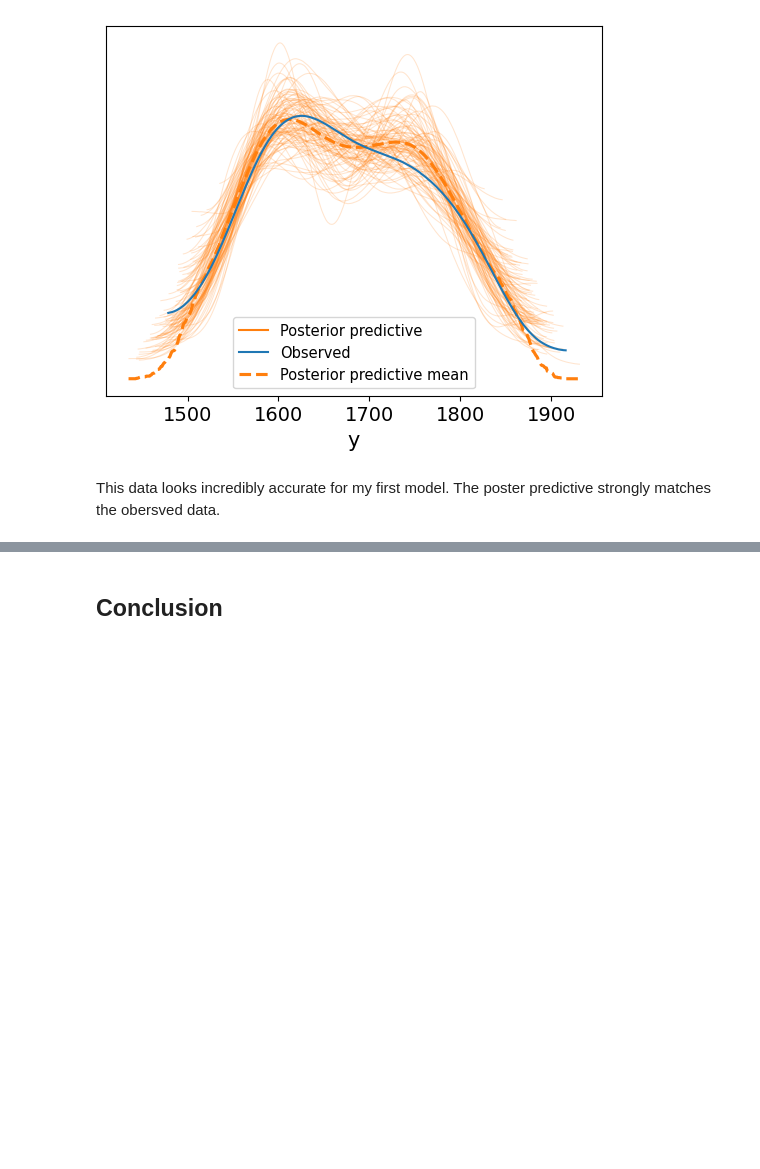
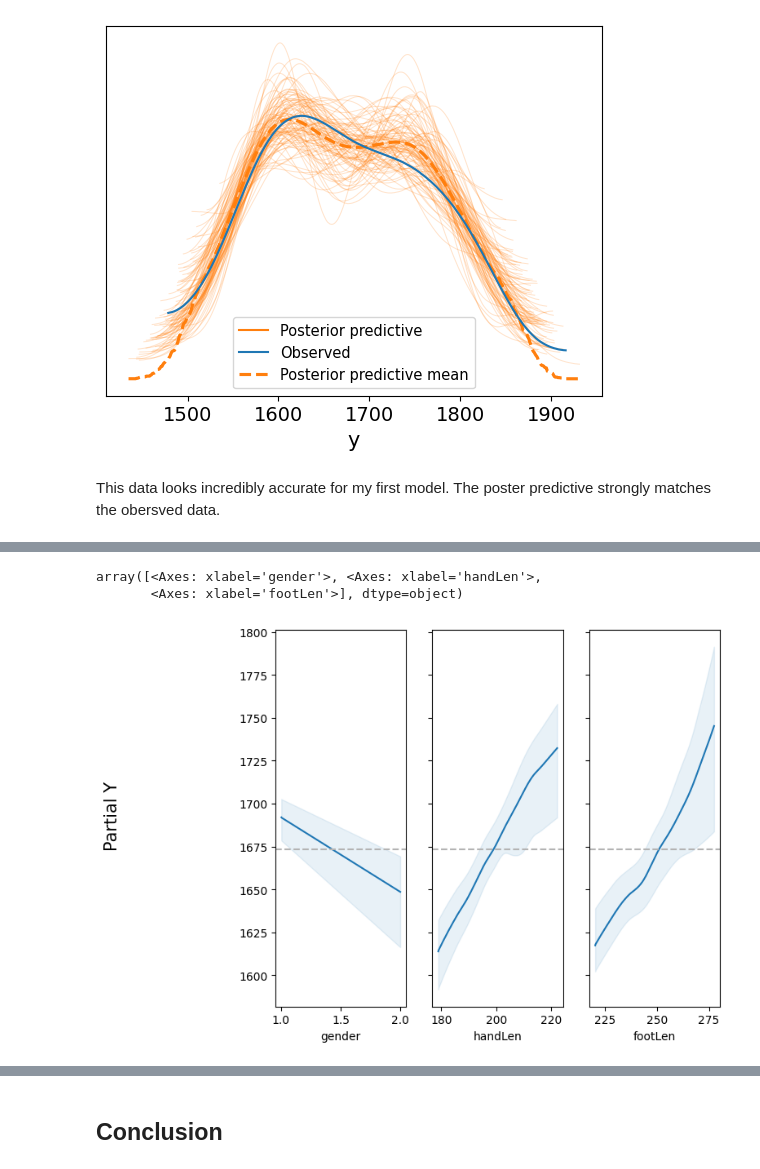
Before and after one commit to Ankit-LASA/Data-Science, a Jupyter notebook: AnkiBhasU8proj.ipynb, the cells around one changed output, grey strips where cells are left out. Saved outputs shown, nothing was run; the diff lists cells and outputs as text; code cells hidden in the pictures; blank space fills up the shorter version.

```diff
--- a/AnkiBhasU8proj.ipynb
+++ b/AnkiBhasU8proj.ipynb
@@ -156,0 +210,6 @@ ax.set(
+# %%
+pmb.plot_pdp(μ_, X, Y, grid=(1, 5), func=np.exp, figsize = (12,6))
+# %% [output]
+array([<Axes: xlabel='gender'>, <Axes: xlabel='handLen'>,
+       <Axes: xlabel='footLen'>], dtype=object)
+[figure, added]
```
Also changed, not shown: parts of 8 cells of this notebook.
